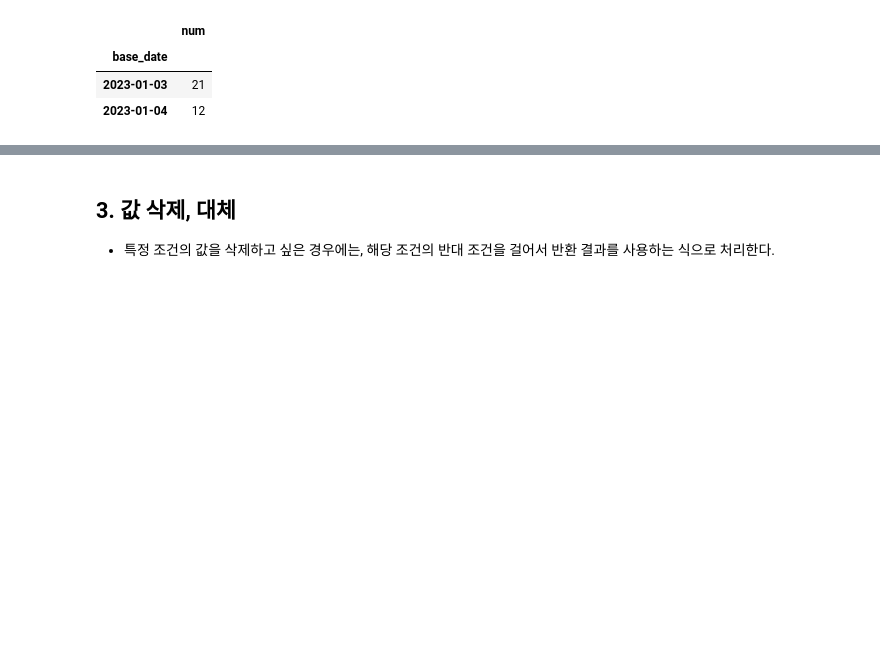
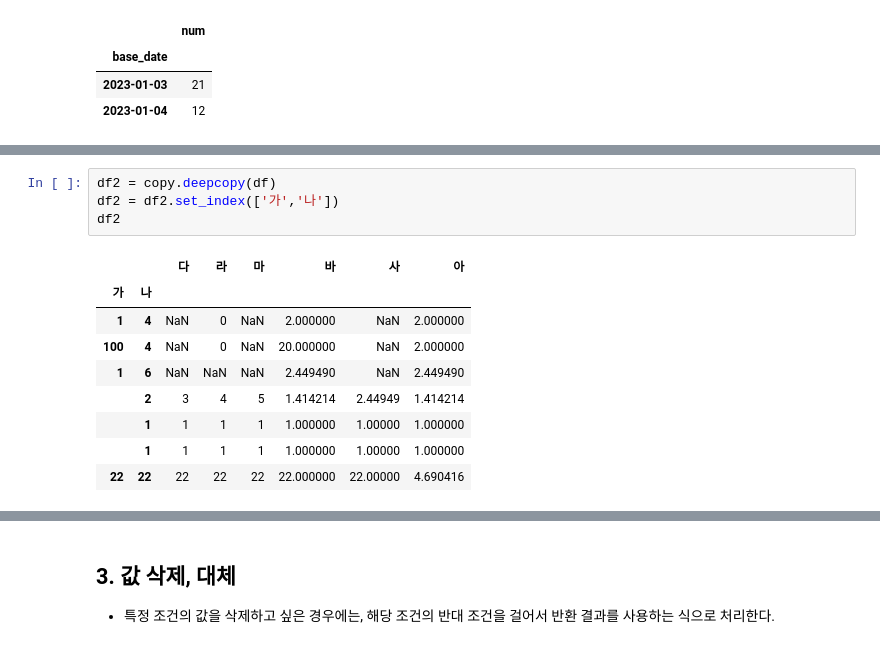
Before and after one commit to limyj0708/limyj0708.github.io, a Jupyter notebook: posts/2021-11-05-pandas_cheatsheet.ipynb, the cells around one changed output, grey strips where cells are left out. Cells and saved outputs as stored; diff of their text form; blank space fills up the shorter version.

```diff
--- a/posts/2021-11-05-pandas_cheatsheet.ipynb
+++ b/posts/2021-11-05-pandas_cheatsheet.ipynb
@@ -494,0 +546,14 @@ df_sample.loc[date_mask].groupby(by=['base_date']).agg({'num':np.sum})
+# %%
+df2 = copy.deepcopy(df)
+df2 = df2.set_index(['가','나'])
+df2
+# %% [output]
+|  |  | 다 | 라 | 마 | 바 | 사 | 아 |
+| 가 | 나 |  |  |  |  |  |  |
+| 1 | 4 | NaN | 0 | NaN | 2.000000 | NaN | 2.000000 |
+| 100 | 4 | NaN | 0 | NaN | 20.000000 | NaN | 2.000000 |
+| 1 | 6 | NaN | NaN | NaN | 2.449490 | NaN | 2.449490 |
+|  | 2 | 3 | 4 | 5 | 1.414214 | 2.44949 | 1.414214 |
+|  | 1 | 1 | 1 | 1 | 1.000000 | 1.00000 | 1.000000 |
+|  | 1 | 1 | 1 | 1 | 1.000000 | 1.00000 | 1.000000 |
+| 22 | 22 | 22 | 22 | 22 | 22.000000 | 22.00000 | 4.690416 |
```
Also changed, not shown: parts of 106 cells of this notebook, 43 other files.
